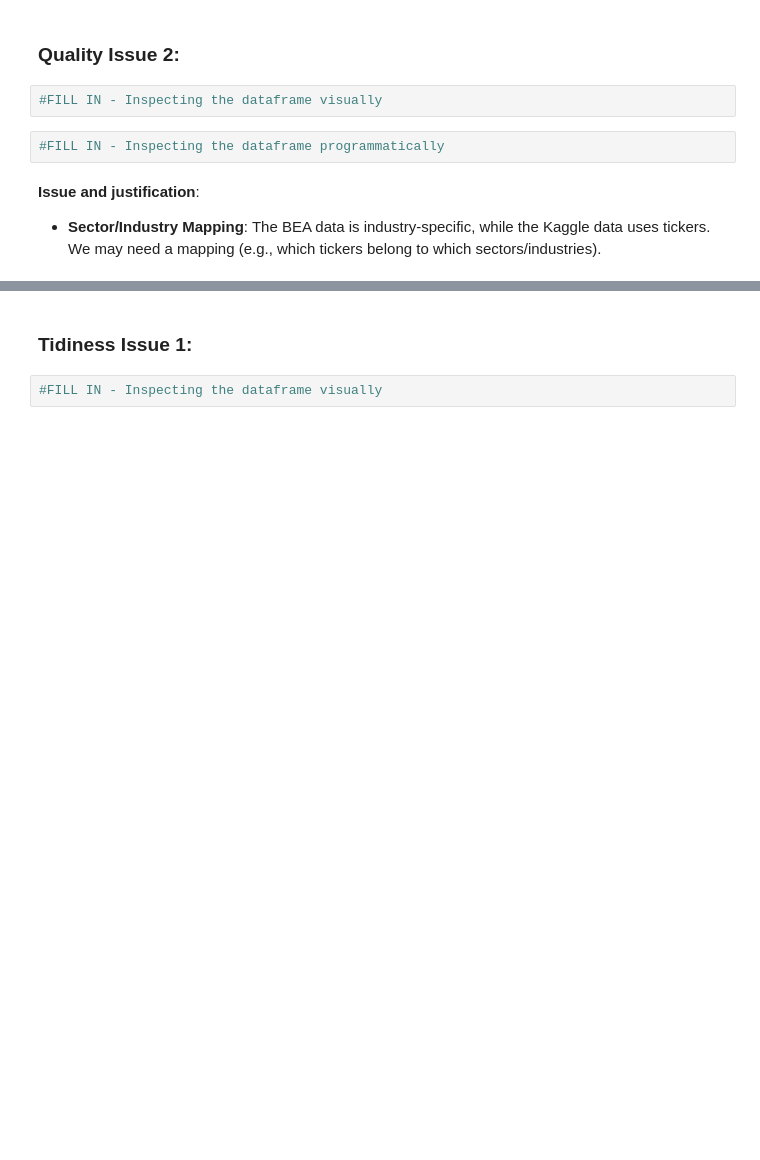
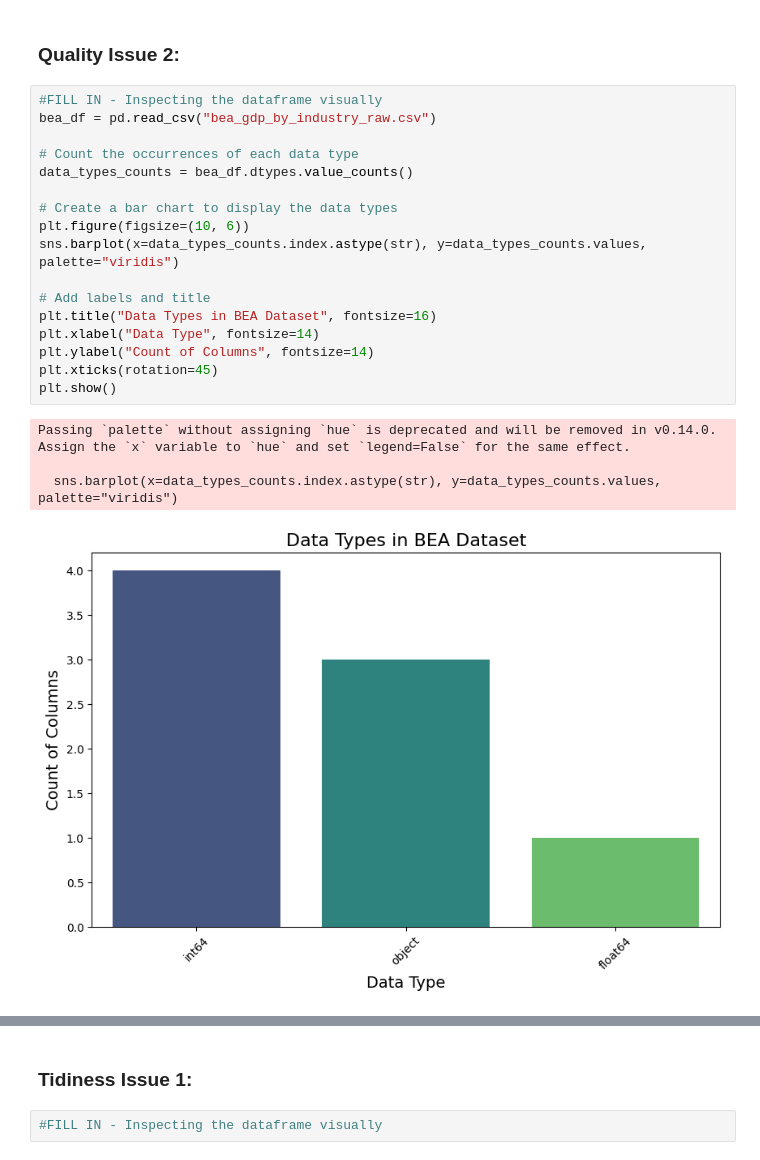
Before and after one commit to Greg-Pina/Udacity_DataAnalyst_NanoDegree, a Jupyter notebook: D497 - Data Wrangling/Real World Data Wrangling with Python/data_wrangling_project_starter.ipynb, the cells around one changed output, grey strips where cells are left out. Saved outputs shown, nothing was run; the diff lists cells and outputs as text; blank space fills up the shorter version.

Commit message:
looking through bea data

```diff
--- a/D497 - Data Wrangling/Real World Data Wrangling with Python/data_wrangling_project_starter.ipynb
+++ b/D497 - Data Wrangling/Real World Data Wrangling with Python/data_wrangling_project_starter.ipynb
@@ -355,10 +355,25 @@ Passing `palette` without assigning `hue` is deprecated and will be removed in v
 **Justification**: Several columns that should be numeric, such as `lastsale`, `netchange`, `pctchange`, `volume`, and `marketCap`, currently all are stored as **objects (strings)**.
 # %% [markdown]
 ### Quality Issue 2:
-# %%
-#FILL IN - Inspecting the dataframe visually
-# %%
-#FILL IN - Inspecting the dataframe programmatically
-# %% [markdown]
-**Issue and justification**:
- - **Sector/Industry Mapping**: The BEA data is industry-specific, while the Kaggle data uses tickers. We may need a mapping (e.g., which tickers belong to which sectors/industries).
+# %%
+#FILL IN - Inspecting the dataframe visually
+bea_df = pd.read_csv("bea_gdp_by_industry_raw.csv")
+
+# Count the occurrences of each data type
+data_types_counts = bea_df.dtypes.value_counts()
+
+# Create a bar chart to display the data types
+plt.figure(figsize=(10, 6))
+sns.barplot(x=data_types_counts.index.astype(str), y=data_types_counts.values, palette="viridis")
+
+# Add labels and title
+plt.title("Data Types in BEA Dataset", fontsize=16)
+plt.xlabel("Data Type", fontsize=14)
+plt.ylabel("Count of Columns", fontsize=14)
+plt.xticks(rotation=45)
+plt.show()
+# %% [output]
+Passing `palette` without assigning `hue` is deprecated and will be removed in v0.14.0. Assign the `x` variable to `hue` and set `legend=False` for the same effect.
+
+  sns.barplot(x=data_types_counts.index.astype(str), y=data_types_counts.values, palette="viridis")
+[figure, added]
```
Also changed, not shown: parts of 7 cells of this notebook.
